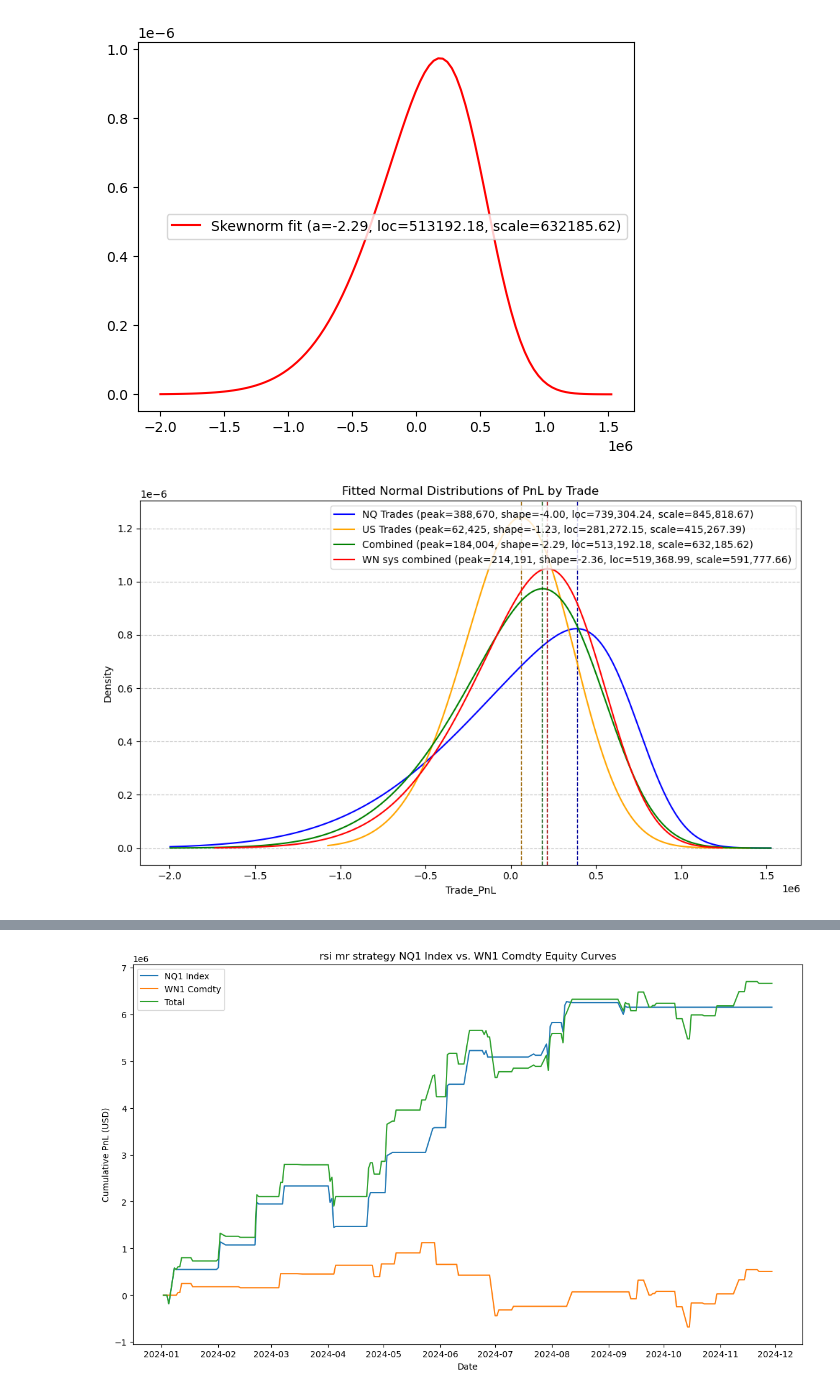
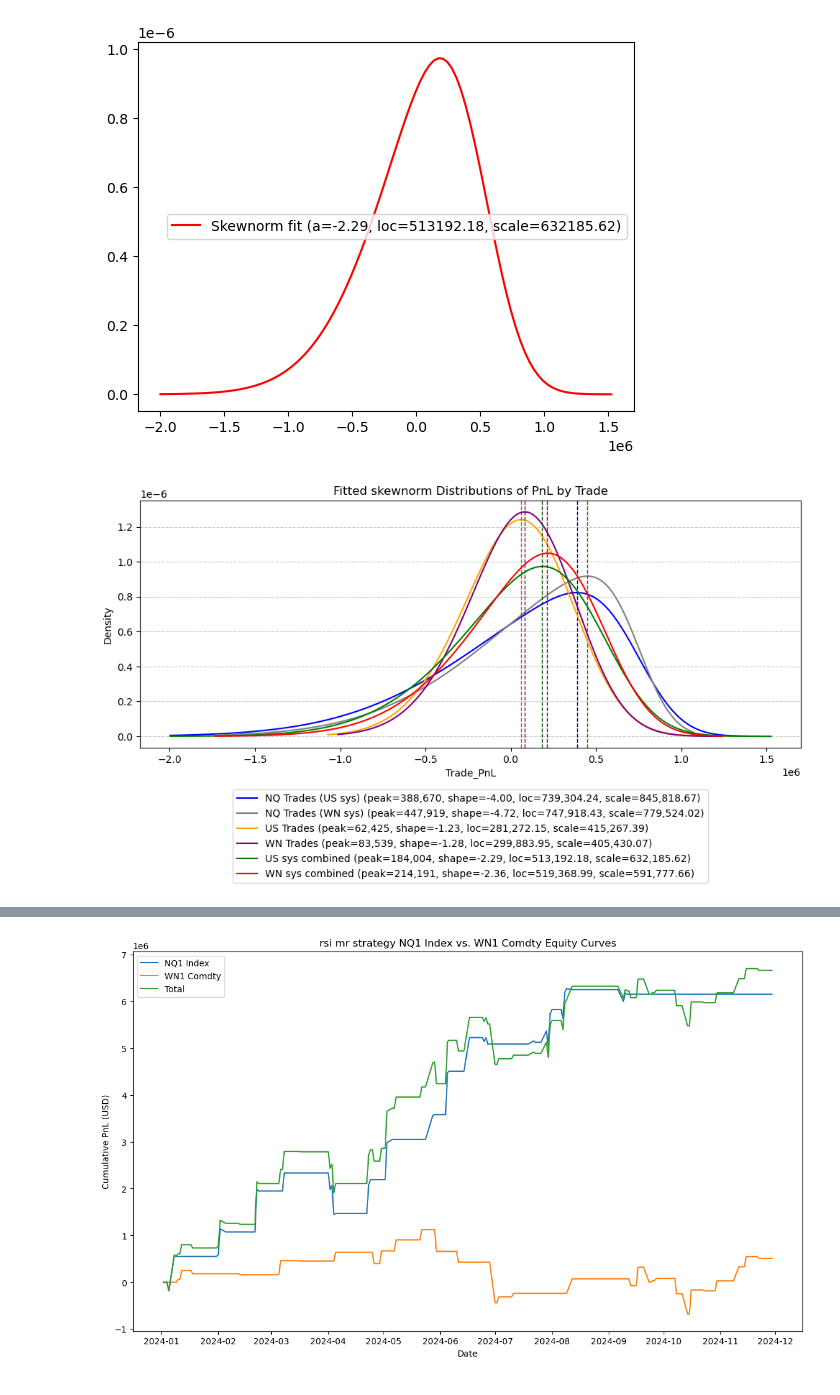
Before and after one commit to utkarshmn/bteng, a Jupyter notebook: NQ-FI MeanReversion.ipynb, the cells around one changed output, grey strips where cells are left out. Saved outputs shown, nothing was run; the diff lists cells and outputs as text; code cells hidden in the pictures.

```diff
--- a/NQ-FI MeanReversion.ipynb
+++ b/NQ-FI MeanReversion.ipynb
@@ -198,8 +198,8 @@ for asst in cmp_assts:
     )
 
     res = tmp.backtest_all_assets(save=True)
-    resdb = tmp.plot_equity(byassets=True, totalsys=True, start_date = '01012000', save_fig=True)
-    stats = tmp.calculate_statistics(byassets=True, totalsys=True, start_date='01012001')
+    resdb = tmp.plot_equity(byassets=True, totalsys=True, start_date = '01012010', save_fig=True)
+    stats = tmp.calculate_statistics(byassets=True, totalsys=True, start_date='01012010')
     statsdf[asst] = stats
     results[asst] = resdb
     respnls[asst] = res
@@ -544,39 +544,47 @@ def fit_and_plot_dist(data, label, color, dist='skewnorm'):
         mu, std = norm.fit(data)
 
         # Generate the fitted line
         x = np.linspace(min(data), max(data), 500)
         pdf_values = norm.pdf(x, mu, std)
         peak = x[np.argmax(pdf_values)]  # True peak value
 
         # Plot the fitted line
         plt.plot(x, pdf_values, label=f'{label} (peak={peak:,.0f}, μ={mu:,.2f}, σ={std:,.2f})', color=color)
 
     # Add a vertical line at the peak
     darker_color = to_rgba(color, alpha=1.0)  # Get the RGBA value of the color
     darker_color = tuple(c * 0.6 for c in darker_color[:3]) + (1.0,)  # Make it darker
     plt.axvline(x=peak, color=darker_color, linestyle='--', linewidth=1)
 
 us1 = trades_list[trades_list['Asset'] == 'US1 Comdty']['Trade_PnL']
 nq1 = trades_list[trades_list['Asset'] == 'NQ1 Index']['Trade_PnL']
 comb = trades_list['Trade_PnL']
 
+trades_list_wn = trules['WN1 Comdty'].tradeslist
+
 # Plot the fitted lines
 plt.figure(figsize=(10, 6))
-fit_and_plot_dist(nq1, 'NQ Trades', 'blue', dist='skewnorm')
+fit_and_plot_dist(nq1, 'NQ Trades (US sys)', 'blue', dist='skewnorm')
+fit_and_plot_dist(trades_list_wn[trades_list_wn['Asset'] == 'NQ1 Index']['Trade_PnL'], 'NQ Trades (WN sys)', 'grey', dist='skewnorm')
+
 fit_and_plot_dist(us1, 'US Trades', 'orange', dist='skewnorm')
-fit_and_plot_dist(comb, 'Combined', 'green', dist='skewnorm')
-fit_and_plot_dist(trules['WN1 Comdty'].tradeslist['Trade_PnL'], 'WN sys combined', 'red', dist='skewnorm')
+fit_and_plot_dist(trades_list_wn[trades_list_wn['Asset'] == 'WN1 Comdty']['Trade_PnL'], 'WN Trades', 'purple', dist='skewnorm')
 
-plt.title('Fitted Normal Distributions of PnL by Trade')
+fit_and_plot_dist(comb, 'US sys combined', 'green', dist='skewnorm')
+fit_and_plot_dist(trades_list_wn['Trade_PnL'], 'WN sys combined', 'red', dist='skewnorm')
+
+
+plt.title('Fitted skewnorm Distributions of PnL by Trade')
 plt.xlabel('Trade_PnL')
 plt.ylabel('Density')
-plt.legend()
+plt.legend(loc='upper center', bbox_to_anchor=(0.5, -0.15), ncol=1)
+
 plt.grid(axis='y', linestyle='--', alpha=0.7)
 plt.tight_layout()
 plt.show()
 # Add titles and labels
 # %% [output]
-[figure, old version]
+[figure, new version]
 # %%
 fit_and_plot_dist(trules['WN1 Comdty'].tradeslist['Trade_PnL'], 'WN sys combined', 'red', dist='ged')
 fit_and_plot_dist(trules['US1 Comdty'].tradeslist['Trade_PnL'], 'US sys combined', 'green', dist='ged')
```
Also changed, not shown: parts of 5 cells of this notebook.
